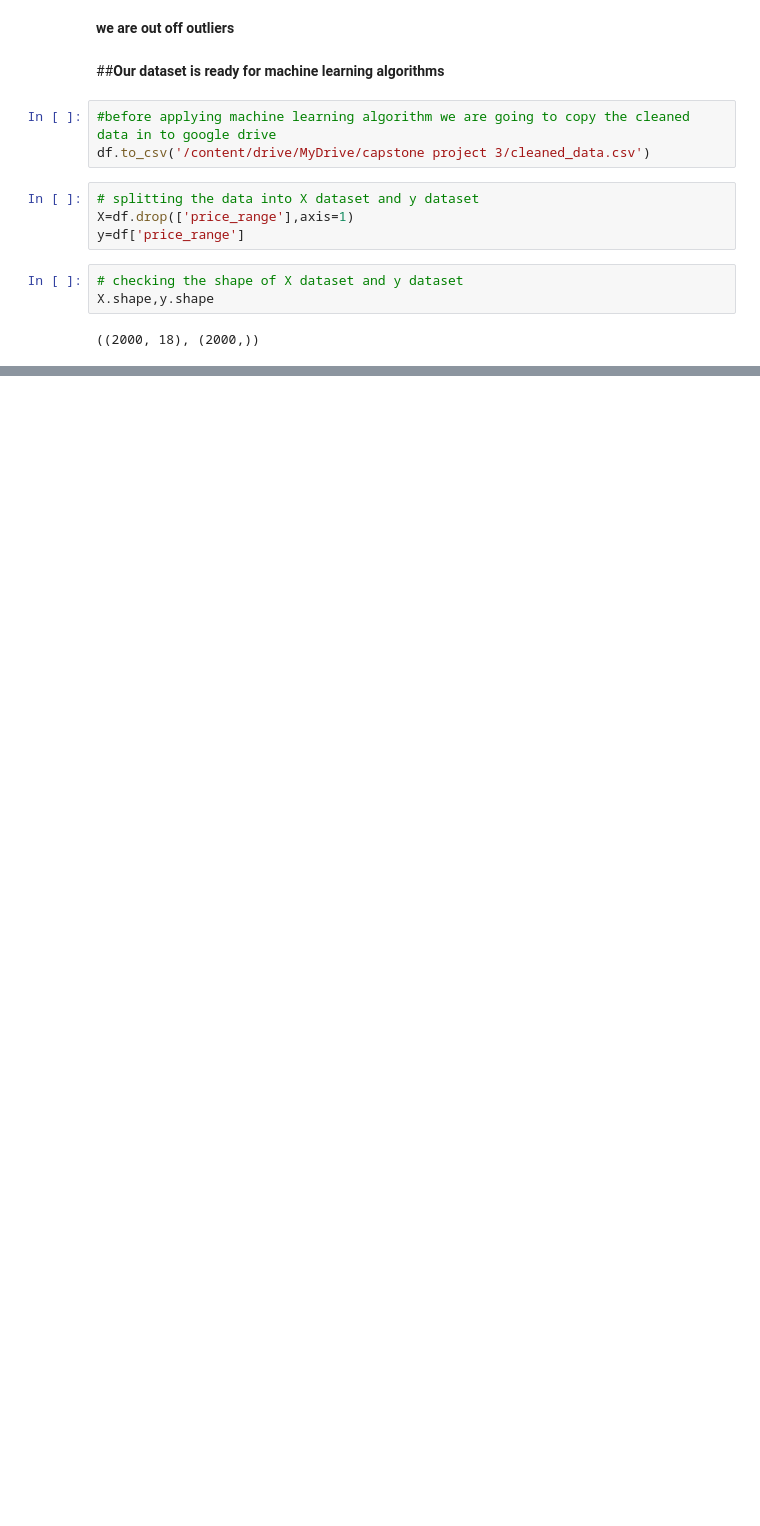
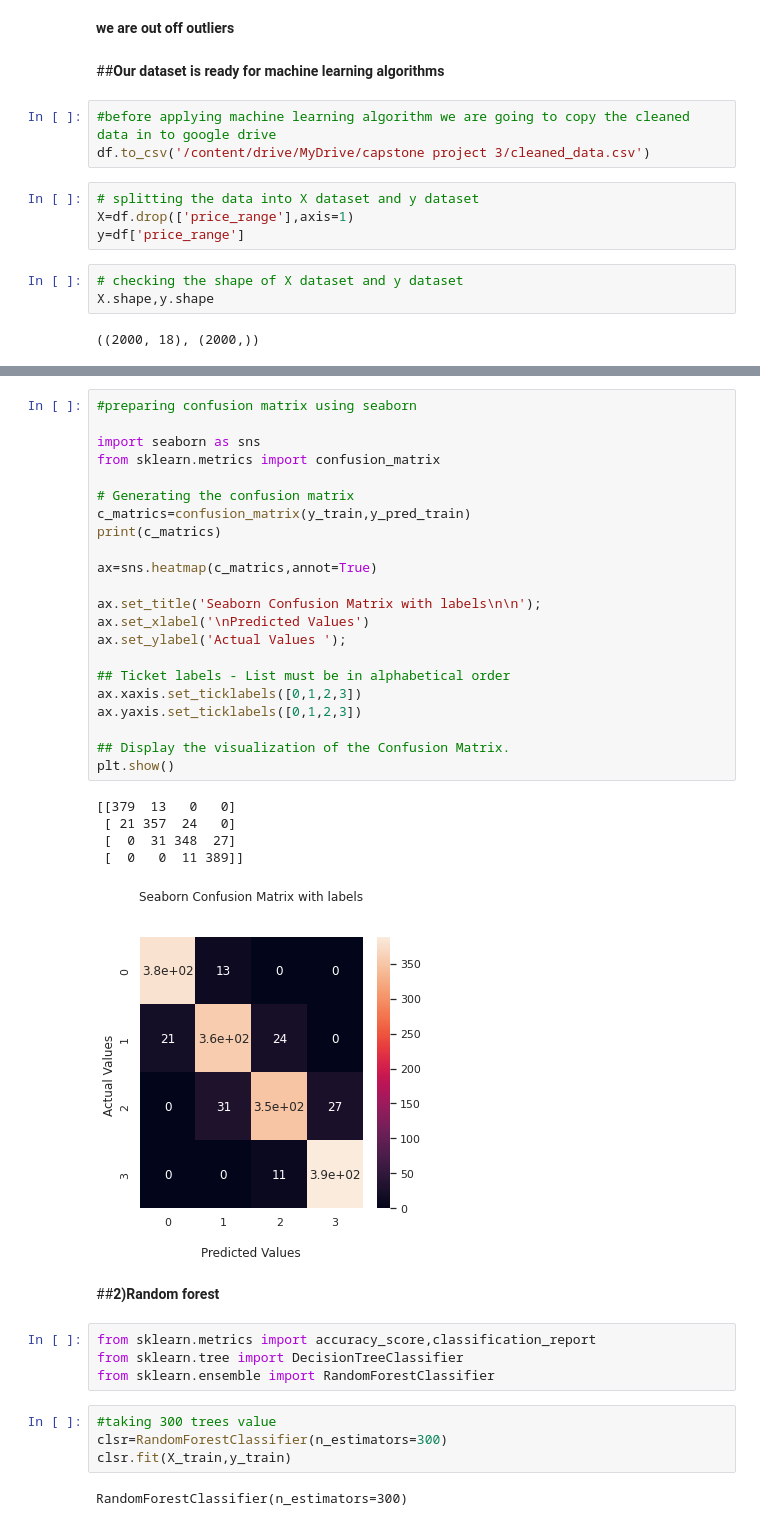
Before and after one commit to harshadsavle/mobile_price_range_prediction, a Jupyter notebook: data_mobile_price_range.ipynb, the cells around one changed output, grey strips where cells are left out. Cells and saved outputs as stored; diff of their text form; blank space fills up the shorter version.

```diff
--- a/data_mobile_price_range.ipynb
+++ b/data_mobile_price_range.ipynb
@@ -416,0 +511,40 @@ X.shape,y.shape
+# %%
+#preparing confusion matrix using seaborn
+
+import seaborn as sns
+from sklearn.metrics import confusion_matrix
+
+# Generating the confusion matrix
+c_matrics=confusion_matrix(y_train,y_pred_train)
+print(c_matrics)
+
+ax=sns.heatmap(c_matrics,annot=True)
+
+ax.set_title('Seaborn Confusion Matrix with labels\n\n');
+ax.set_xlabel('\nPredicted Values')
+ax.set_ylabel('Actual Values ');
+
+## Ticket labels - List must be in alphabetical order
+ax.xaxis.set_ticklabels([0,1,2,3])
+ax.yaxis.set_ticklabels([0,1,2,3])
+
+## Display the visualization of the Confusion Matrix.
+plt.show()
+# %% [output]
+[[379  13   0   0]
+ [ 21 357  24   0]
+ [  0  31 348  27]
+ [  0   0  11 389]]
+[figure, added]
+# %% [markdown]
+##**2)Random forest**
+# %%
+from sklearn.metrics import accuracy_score,classification_report
+from sklearn.tree import DecisionTreeClassifier
+from sklearn.ensemble import RandomForestClassifier
+# %%
+#taking 300 trees value
+clsr=RandomForestClassifier(n_estimators=300)
+clsr.fit(X_train,y_train)
+# %% [output]
+RandomForestClassifier(n_estimators=300)
```
Also changed, not shown: parts of 47 cells of this notebook.
